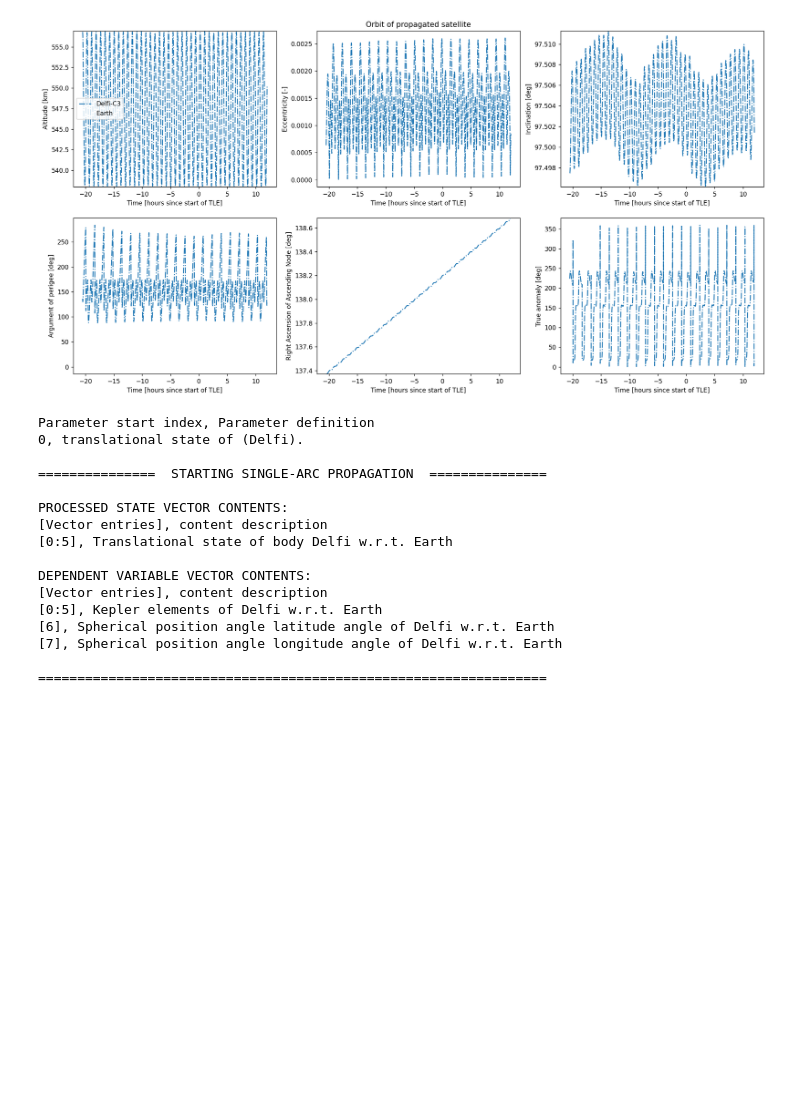
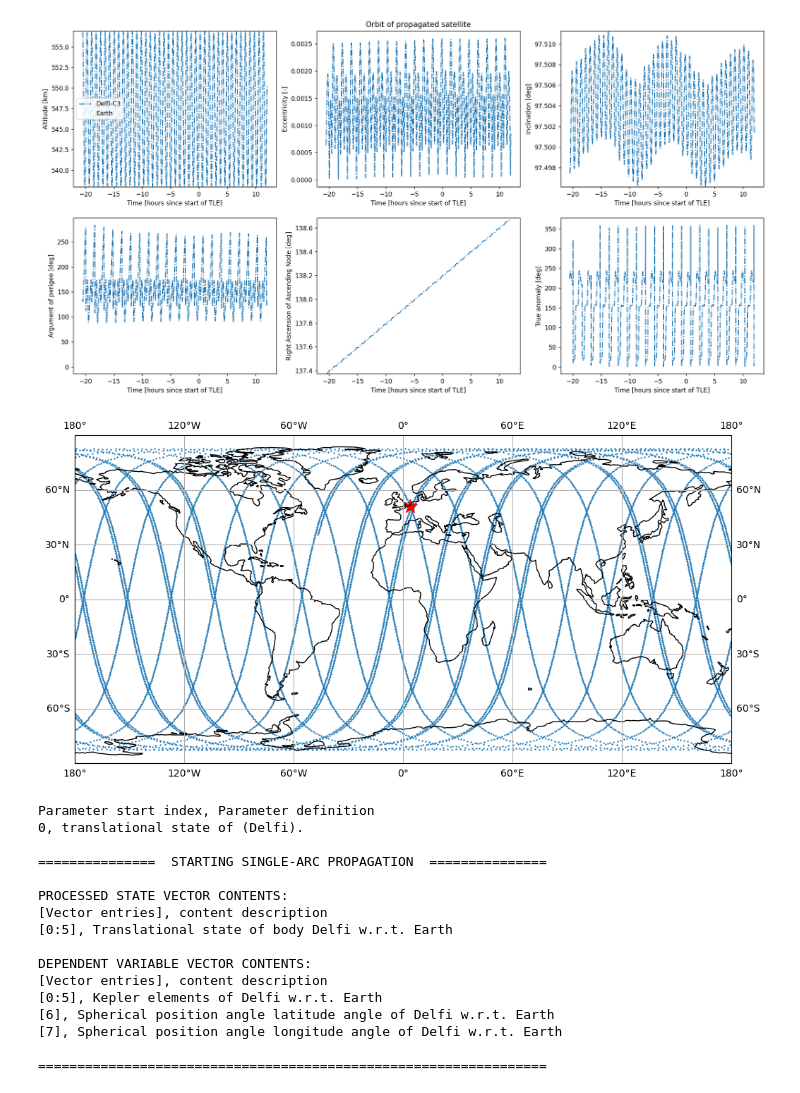
Before and after one commit to DopTrack/estimate, a Jupyter notebook: Assignment1.ipynb, the cells around one changed output. Drawn from its saved outputs; the diff is of its cells as text; code cells hidden in the pictures; blank space fills up the shorter version.

```diff
--- a/Assignment1.ipynb
+++ b/Assignment1.ipynb
@@ -201,6 +202,21 @@ plt.show()
 [figure]
 # %%
 # plot the ground track and visibility circle of the DopTrack station
+
+location_groundstation_lon = 4.006821
+location_groundstation_lat = 51.01566
+
+#horizon_station =
+
+plt.figure(figsize = (12, 8))
+ax = plt.axes(projection=ccrs.PlateCarree())
+ax.coastlines()
+ax.scatter(longitudes/np.pi*180, latitudes/np.pi*180, label='Delfi-C3', marker='.',s=2)
+ax.scatter(location_groundstation_lon,location_groundstation_lat, color='red', marker='*',s=200)
+ax.gridlines(draw_labels=True)
+plt.show()
+# %% [output]
+[figure, added]
 # %%
 # --------------------------------------
 # 2/ Detect passes and simulate Doppler
```
Also changed, not shown: parts of 1 cell of this notebook.
